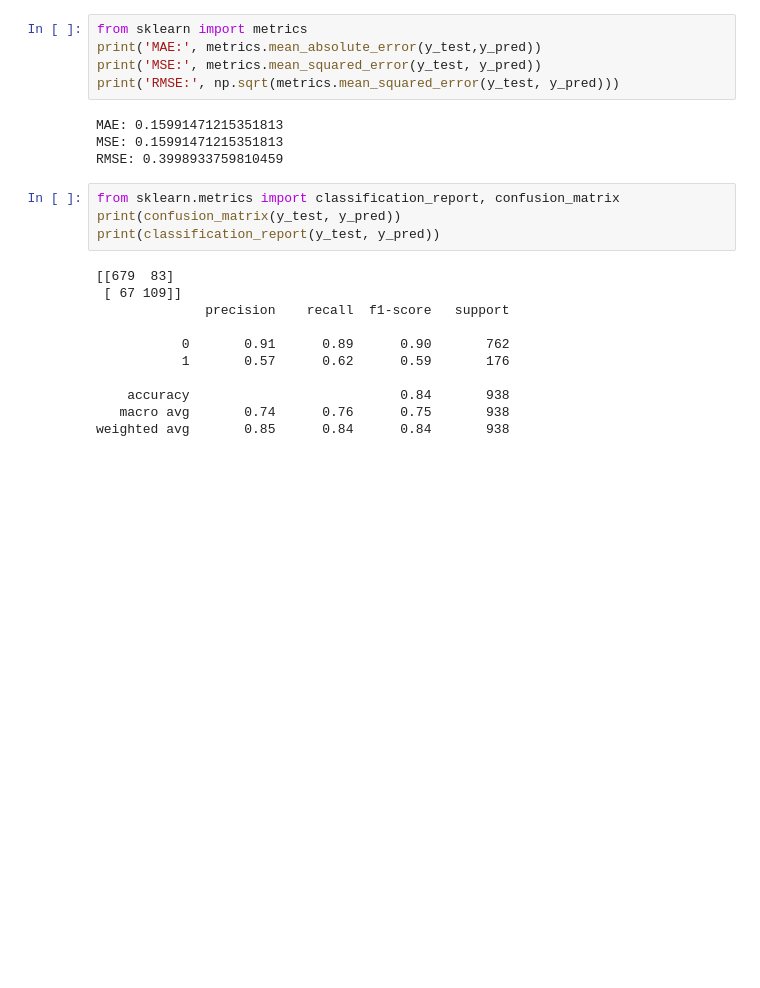
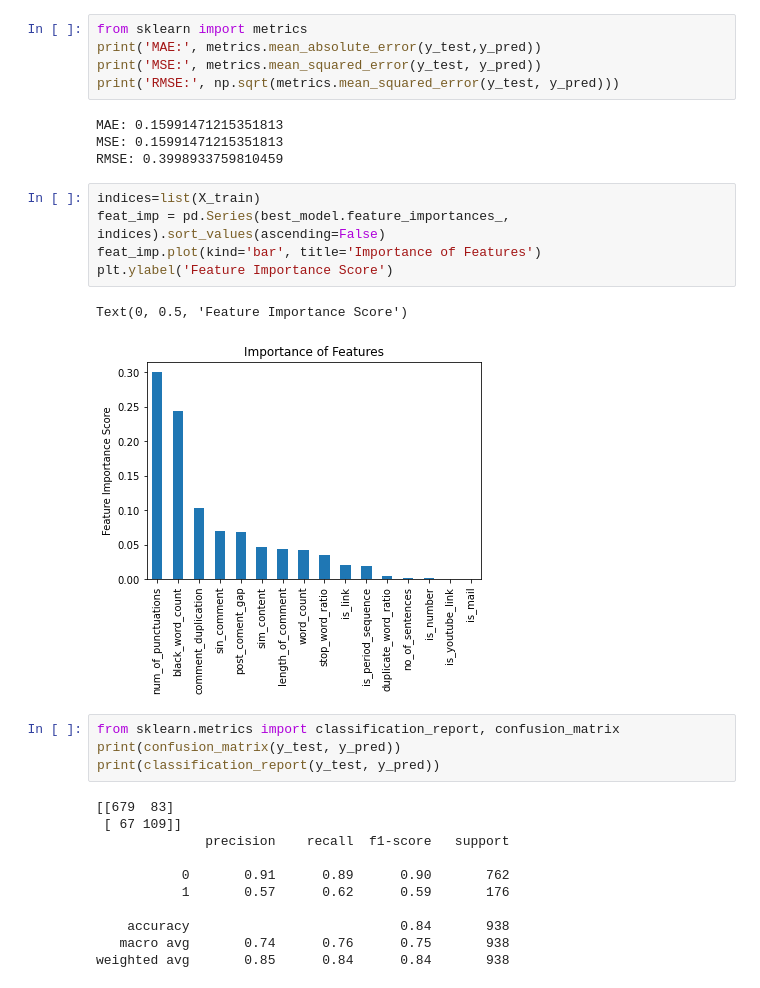
Before and after one commit to OvinduWijethunge/Machine_Learning_Projects, a Jupyter notebook: youtube spam classifier/DT model.ipynb, the cells around one changed output. Saved outputs shown, nothing was run; the diff lists cells and outputs as text; blank space fills up the shorter version.

```diff
--- a/youtube spam classifier/DT model.ipynb
+++ b/youtube spam classifier/DT model.ipynb
@@ -141,6 +141,14 @@ print('RMSE:', np.sqrt(metrics.mean_squared_error(y_test, y_pred)))
 MAE: 0.15991471215351813
 MSE: 0.15991471215351813
 RMSE: 0.3998933759810459
+# %%
+indices=list(X_train)
+feat_imp = pd.Series(best_model.feature_importances_, indices).sort_values(ascending=False)
+feat_imp.plot(kind='bar', title='Importance of Features')
+plt.ylabel('Feature Importance Score')
+# %% [output]
+Text(0, 0.5, 'Feature Importance Score')
+[figure, added]
 # %%
 from sklearn.metrics import classification_report, confusion_matrix
 print(confusion_matrix(y_test, y_pred))
```
Also changed, not shown: 7 other files.
